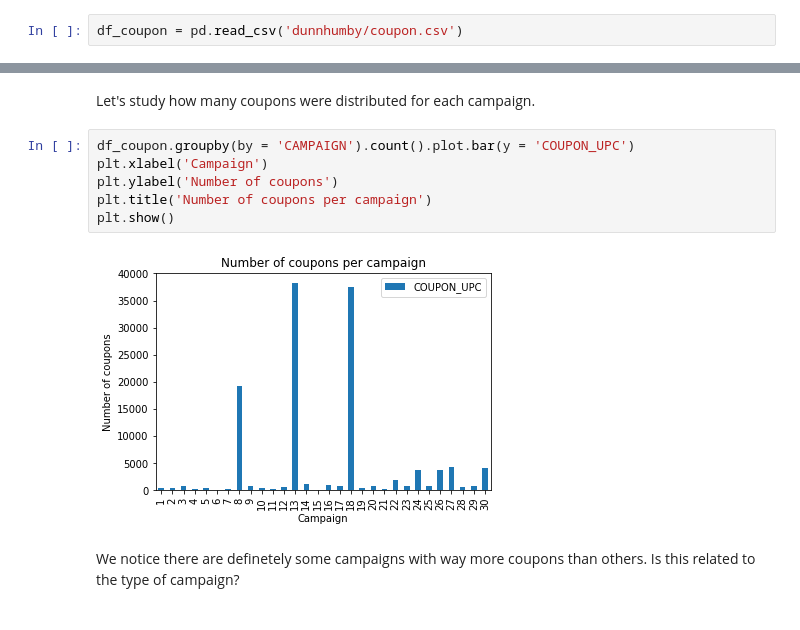
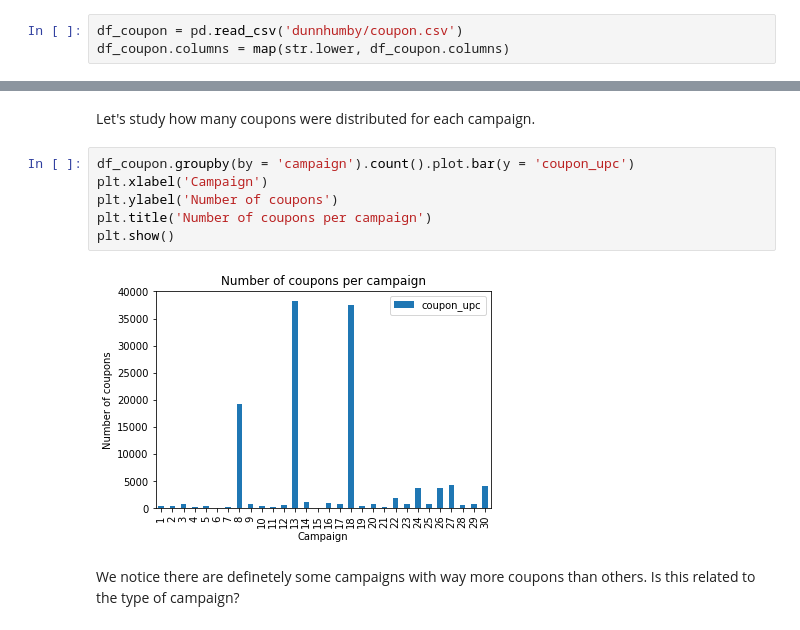
Before and after one commit to whateverforever/ada-2019-project, a Jupyter notebook: data_analysis.ipynb, the cells around one changed output, grey strips where cells are left out. Saved outputs shown, nothing was run; the diff lists cells and outputs as text.

```diff
--- a/data_analysis.ipynb
+++ b/data_analysis.ipynb
@@ -238,6 +239,7 @@ df_coupon_redempt.head()
 ## Coupon
 # %%
 df_coupon = pd.read_csv('dunnhumby/coupon.csv')
+df_coupon.columns = map(str.lower, df_coupon.columns)
 # %%
 df_coupon.head()
 # %% [output]
@@ -250,13 +264,13 @@ df_coupon.head()
 # %% [markdown]
 Let's study how many coupons were distributed for each campaign.
 # %%
-df_coupon.groupby(by = 'CAMPAIGN').count().plot.bar(y = 'COUPON_UPC')
+df_coupon.groupby(by = 'campaign').count().plot.bar(y = 'coupon_upc')
 plt.xlabel('Campaign')
 plt.ylabel('Number of coupons')
 plt.title('Number of coupons per campaign')
 plt.show()
 # %% [output]
-[figure, old version]
+[figure, new version]
 # %% [markdown]
 We notice there are definetely some campaigns with way more coupons than others. Is this related to the type of campaign?
 # %% [markdown]
```
Also changed, not shown: parts of 13 cells of this notebook.
